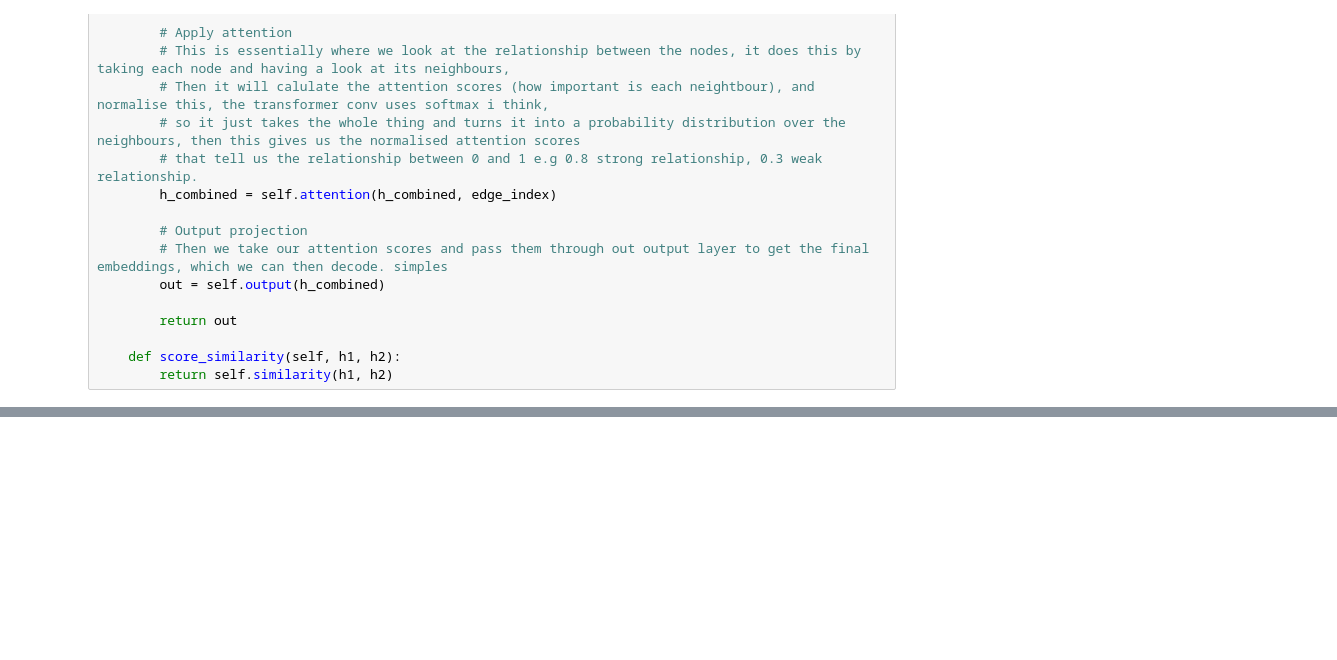
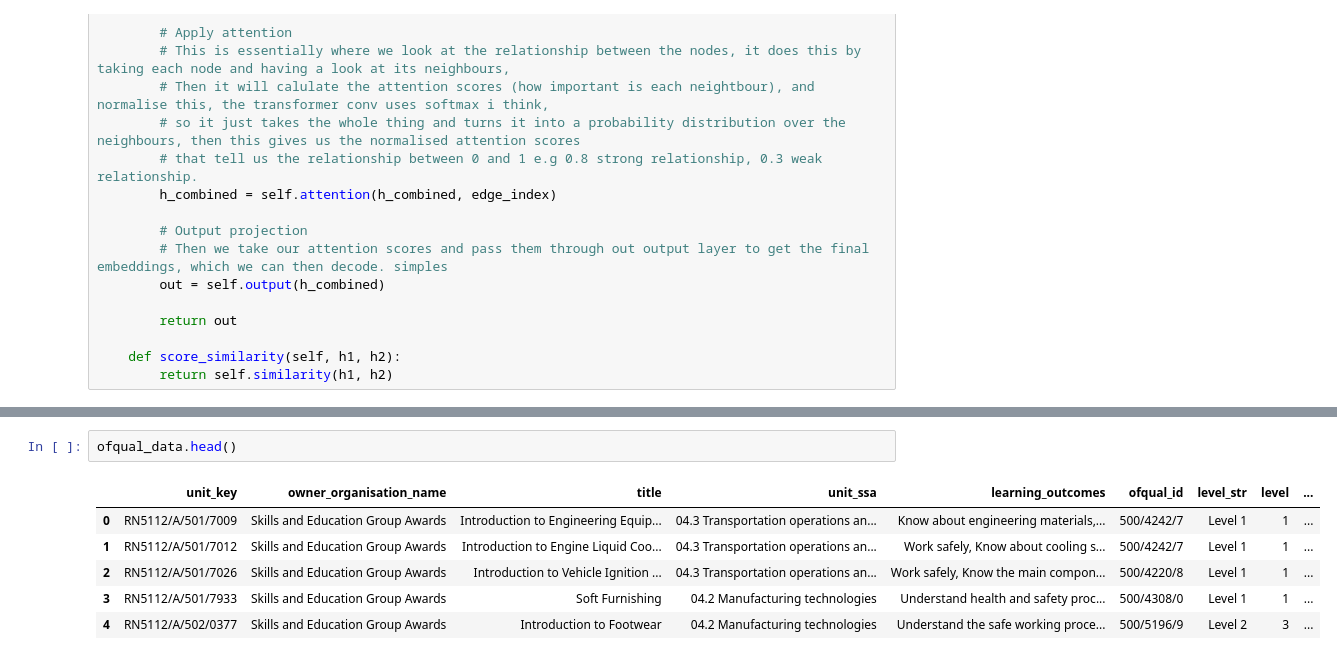
Before and after one commit to Manoj-619/Cosmo, a Jupyter notebook: notebooks/RGCN.ipynb, the cells around one changed output, grey strips where cells are left out. Drawn from its saved outputs; the diff is of its cells as text; blank space fills up the shorter version.

```diff
--- a/notebooks/RGCN.ipynb
+++ b/notebooks/RGCN.ipynb
@@ -294,0 +304,9 @@ class RGCN(nn.Module):
+# %%
+ofqual_data.head()
+# %% [output]
+|  | unit_key | owner_organisation_name | title | unit_ssa | learning_outcomes | ofqual_id | level_str | level | ... |
+| 0 | RN5112/A/501/7009 | Skills and Education Group Awards | Introduction to Engineering Equip... | 04.3 Transportation operations an... | Know about engineering materials,... | 500/4242/7 | Level 1 | 1 | ... |
+| 1 | RN5112/A/501/7012 | Skills and Education Group Awards | Introduction to Engine Liquid Coo... | 04.3 Transportation operations an... | Work safely, Know about cooling s... | 500/4242/7 | Level 1 | 1 | ... |
+| 2 | RN5112/A/501/7026 | Skills and Education Group Awards | Introduction to Vehicle Ignition ... | 04.3 Transportation operations an... | Work safely, Know the main compon... | 500/4220/8 | Level 1 | 1 | ... |
+| 3 | RN5112/A/501/7933 | Skills and Education Group Awards | Soft Furnishing | 04.2 Manufacturing technologies | Understand health and safety proc... | 500/4308/0 | Level 1 | 1 | ... |
+| 4 | RN5112/A/502/0377 | Skills and Education Group Awards | Introduction to Footwear | 04.2 Manufacturing technologies | Understand the safe working proce... | 500/5196/9 | Level 2 | 3 | ... |
```
Also changed, not shown: parts of 2 cells of this notebook.
